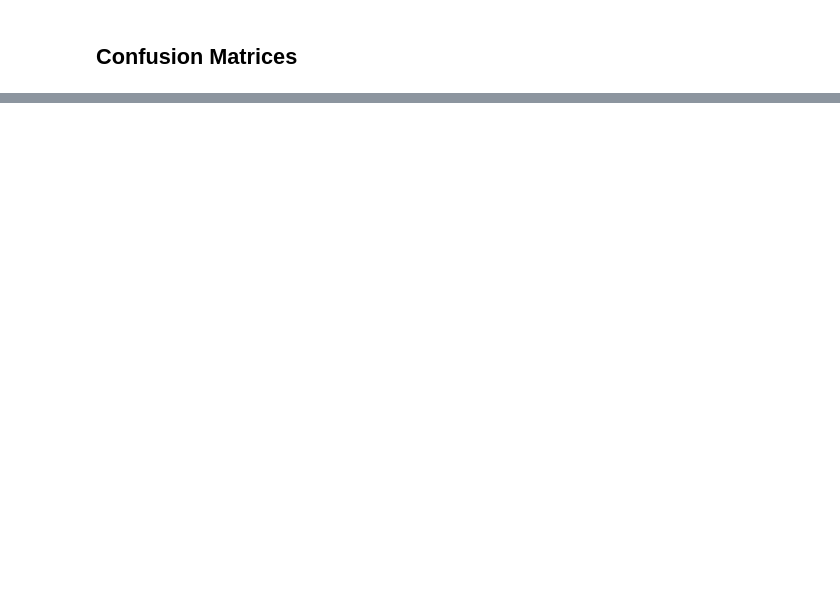
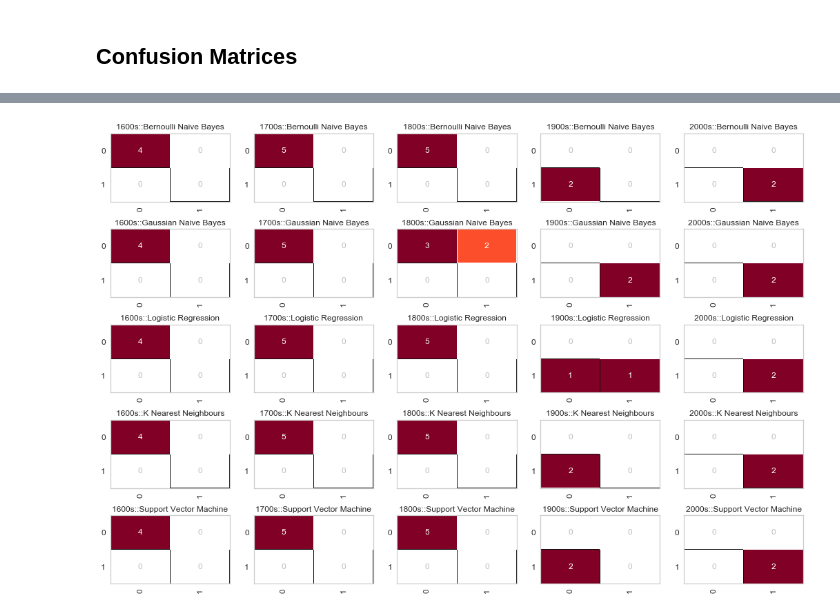
Before and after one commit to monishramadoss/CS178_FinalProject, a Jupyter notebook: Hw_5.ipynb, the cells around one changed output, grey strips where cells are left out. Cells and saved outputs as stored; diff of their text form; code cells hidden in the pictures; blank space fills up the shorter version.

```diff
--- a/Hw_5.ipynb
+++ b/Hw_5.ipynb
@@ -615,0 +741,28 @@ for modelName, model in modelsDict.():
+# %%
+from yellowbrick.classifier import ConfusionMatrix
+
+fig, AX = plt.subplots(len(models), 5)
+plt.subplots_adjust(hspace=0.4)
+plt.rcParams['figure.figsize']=(18.0,12.0)
+modelNum=0
+for model, modelName in models:
+    centuries = ["1600s","1700s","1800s","1900s","2000s"]
+    for i,c in enumerate(centuries):
+        onlyfiles = [f for f in listdir("TextData/"+c) if isfile(join("TextData/"+c, f))]
+        test_set = []
+        AX[modelNum, i].set_title(c + "::" + modelName)
+        cm = ConfusionMatrix(ax=AX[modelNum, i], model=model, classes=[0,1])
+        cm.fit(X,y)
+        for f in onlyfiles:
+            with open(join("TextData/"+c,f), "r", encoding="latin-1") as fi:
+                    word_list = [w.lower() for w in word_tokenize(fi.read())]
+                    doc = vectorize(word_list, vocab)
+                    test_set.append(doc)
+        test_set = np.array(test_set)
+        test_answer = np.zeros(test_set.shape[0])
+        if(c == "1900s" or c == "2000s"):
+            test_answer = np.ones(test_set.shape[0])
+        cm.score(test_set, test_answer)
+    modelNum+=1
+# %% [output]
+[figure, added]
```
Also changed, not shown: parts of 20 cells of this notebook.
